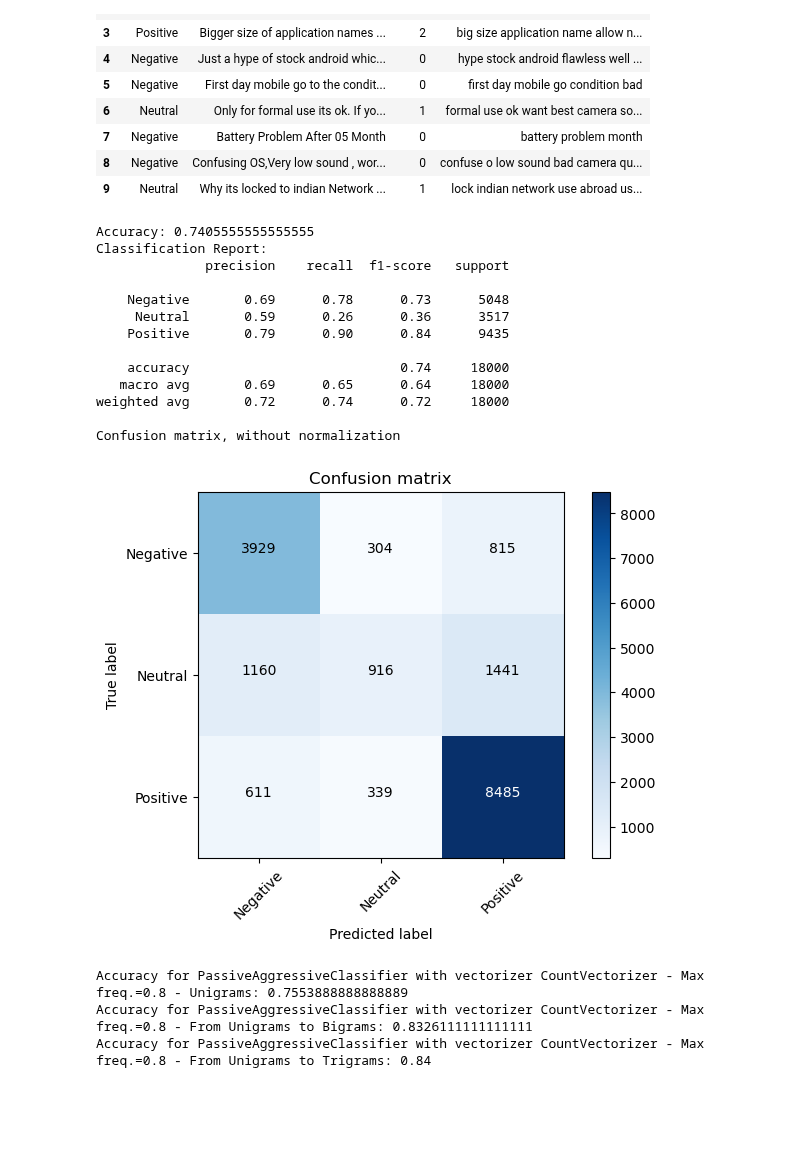
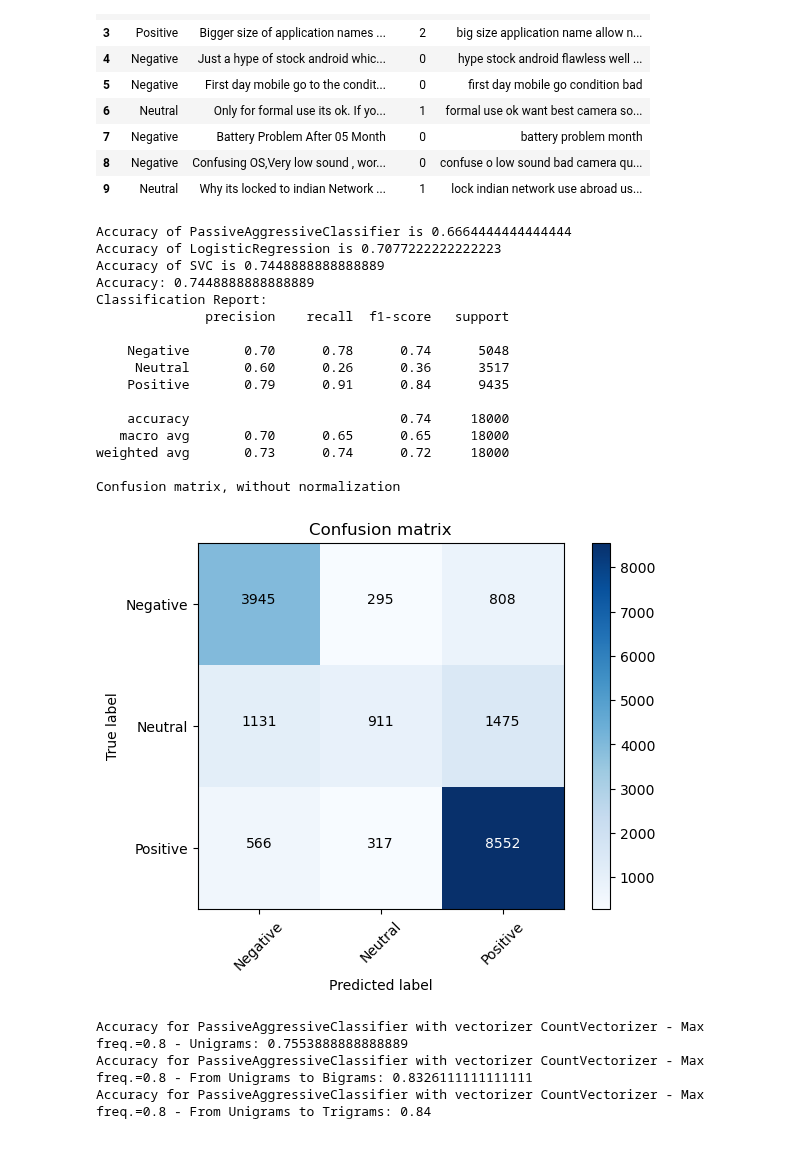
Before and after one commit to tkachenko0/McDonalds-FinderBot-for-Telegram, a Jupyter notebook: nb_OurCLF.ipynb, the cells around one changed output. Cells and saved outputs as stored; diff of their text form; code cells hidden in the pictures; blank space fills up the shorter version.

Commit message:
Showing test other classifiers

```diff
--- a/nb_OurCLF.ipynb
+++ b/nb_OurCLF.ipynb
@@ -62,39 +62,42 @@ df.head(10)
 # %%
 #test of word2vec
 X, y = df[x_column_cleaned_name], df[sentiment_column_name]
 X_train, X_test, y_train, y_test = train_test_split(X, y, test_size=0.2, random_state=42)
 
 sentences = [sentence.split() for sentence in X_train]
-w2v_model = Word2Vec(sentences, window=5, min_count=5, workers=4, sg=1)
+w2v_model = Word2Vec(sentences, window=20, min_count=10, workers=4, sg=1)
 
 #vectorization of sentences into training set and test set
 X_train = np.array([classification.vectorize(sentence,w2v_model) for sentence in X_train])
 X_test = np.array([classification.vectorize(sentence,w2v_model) for sentence in X_test])
 
 #classification
-clf = SVC().fit(X_train, y_train)
+clf = classification.select_best_classifier_from_accuracy([PassiveAggressiveClassifier,LogisticRegression,SVC],
+                                     X_train, y_train, X_test, y_test)
 
-#testing
-y_pred = clf.predict(X_test)
 
-#evaluation
+#testing of the best model
+y_pred= clf.predict(X_test)
 class_names = classification.Sentiment.get_all()
 classification.show_results(y_test, y_pred, class_names)
 # %% [output]
-Accuracy: 0.7405555555555555
+Accuracy of PassiveAggressiveClassifier is 0.6664444444444444
+Accuracy of LogisticRegression is 0.7077222222222223
+Accuracy of SVC is 0.7448888888888889
+Accuracy: 0.7448888888888889
 Classification Report:
               precision    recall  f1-score   support
 
-    Negative       0.69      0.78      0.73      5048
-     Neutral       0.59      0.26      0.36      3517
-    Positive       0.79      0.90      0.84      9435
+    Negative       0.70      0.78      0.74      5048
+     Neutral       0.60      0.26      0.36      3517
+    Positive       0.79      0.91      0.84      9435
 
     accuracy                           0.74     18000
-   macro avg       0.69      0.65      0.64     18000
-weighted avg       0.72      0.74      0.72     18000
+   macro avg       0.70      0.65      0.65     18000
+weighted avg       0.73      0.74      0.72     18000
 
 Confusion matrix, without normalization
-[figure, old version]
+[figure, new version]
 # %%
 X, y = df[x_column_cleaned_name], df[sentiment_column_name]
 x_train, x_test, y_train, y_test = train_test_split(X, y, test_size=0.2, random_state=42)
```
Also changed, not shown: 1 other file.
